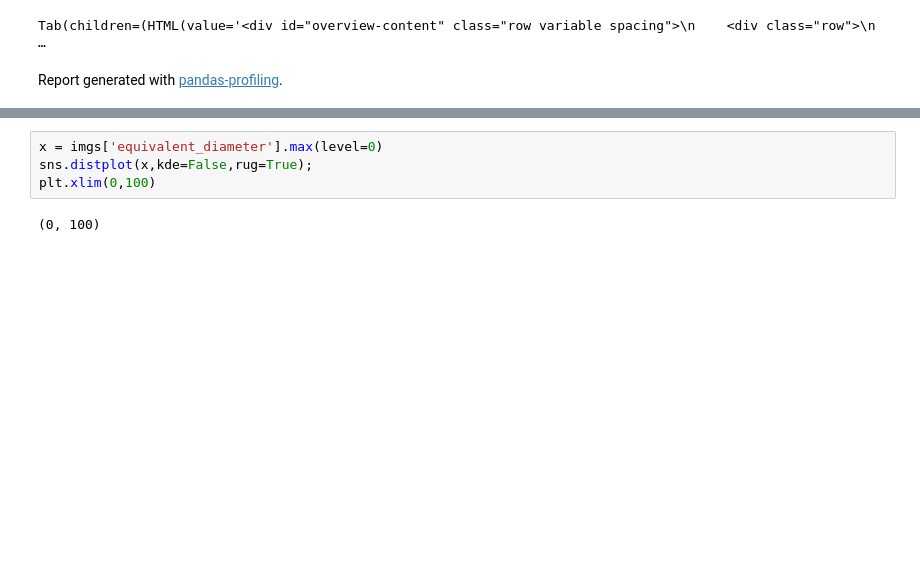
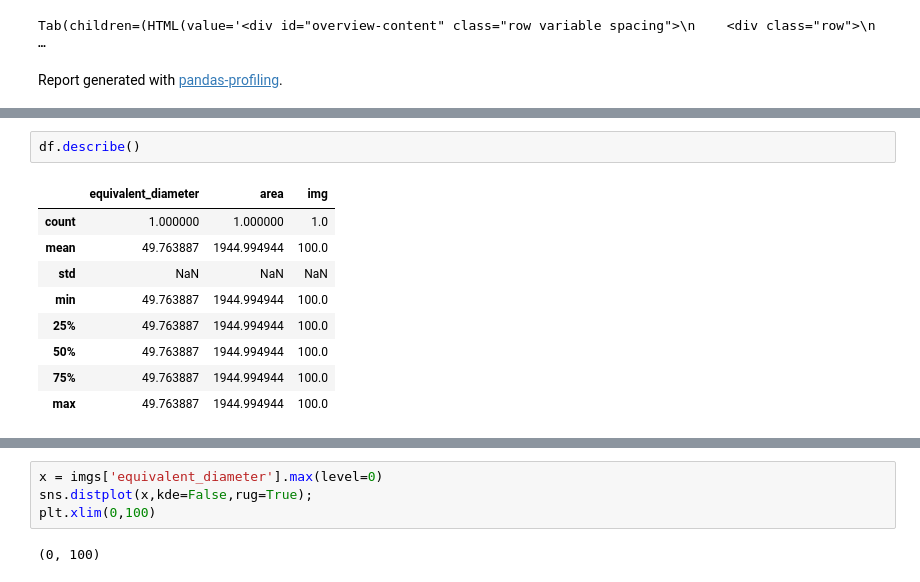
Before and after one commit to jrr1984/defects_analysis, a Jupyter notebook: Defects analysis.ipynb, the cells around one changed output, grey strips where cells are left out. Cells and saved outputs as stored; diff of their text form; blank space fills up the shorter version.

```diff
--- a/Defects analysis.ipynb
+++ b/Defects analysis.ipynb
@@ -44,3 +54,15 @@ df.describe()
+# %%
+df.describe()
+# %% [output]
+|  | equivalent_diameter | area | img |
+| count | 1.000000 | 1.000000 | 1.0 |
+| mean | 49.763887 | 1944.994944 | 100.0 |
+| std | NaN | NaN | NaN |
+| min | 49.763887 | 1944.994944 | 100.0 |
+| 25% | 49.763887 | 1944.994944 | 100.0 |
+| 50% | 49.763887 | 1944.994944 | 100.0 |
+| 75% | 49.763887 | 1944.994944 | 100.0 |
+| max | 49.763887 | 1944.994944 | 100.0 |
 # %%
 df['equivalent_diameter'].max()
 # %% [output]
```
Also changed, not shown: parts of 11 cells of this notebook, 5 other files.
